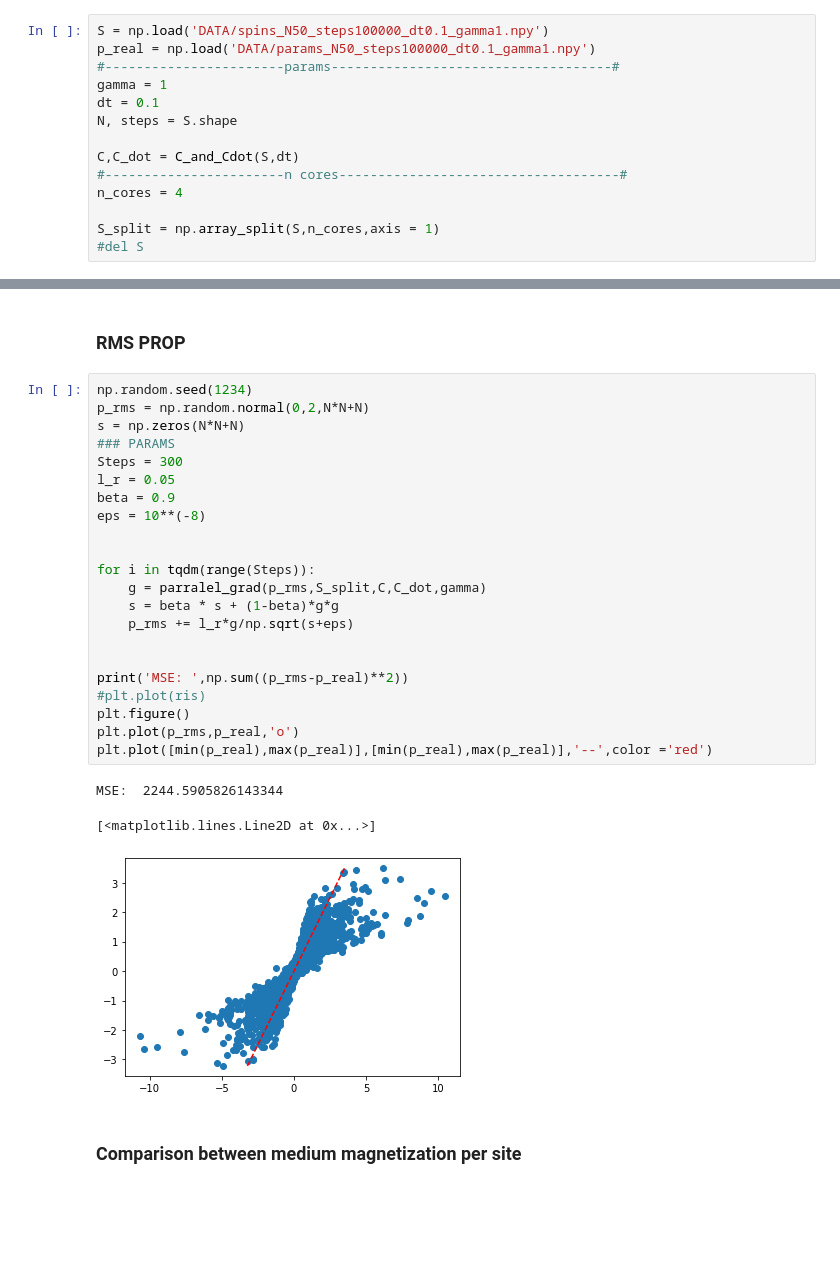
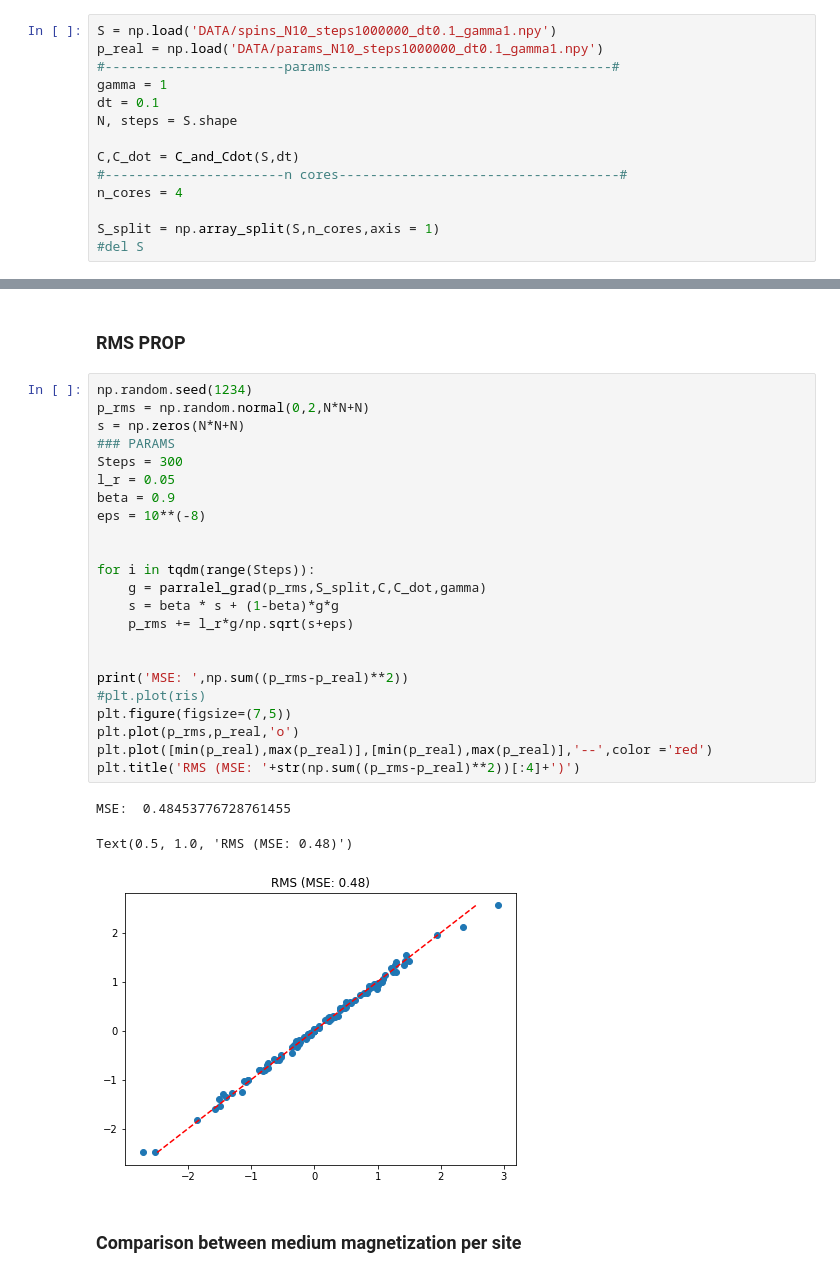
Before and after one commit to micheleavella/brain_project, a Jupyter notebook: parallel_inference.ipynb, the cells around one changed output, grey strips where cells are left out. Saved outputs shown, nothing was run; the diff lists cells and outputs as text; blank space fills up the shorter version.

```diff
--- a/parallel_inference.ipynb
+++ b/parallel_inference.ipynb
@@ -65,6 +69,6 @@ spins_N100_steps200000_dt0.1_gamma1.npy
 # %%
-S = np.load('DATA/spins_N50_steps100000_dt0.1_gamma1.npy')
-p_real = np.load('DATA/params_N50_steps100000_dt0.1_gamma1.npy')
+S = np.load('DATA/spins_N10_steps1000000_dt0.1_gamma1.npy')
+p_real = np.load('DATA/params_N10_steps1000000_dt0.1_gamma1.npy')
 #-----------------------params------------------------------------#
 gamma = 1
 dt = 0.1
@@ -115,29 +117,30 @@ MSE:  1072.5174037853667
 # %%
 np.random.seed(1234)
 p_rms = np.random.normal(0,2,N*N+N)
 s = np.zeros(N*N+N)
 ### PARAMS
 Steps = 300
 l_r = 0.05
 beta = 0.9
 eps = 10**(-8)
 
 
 for i in tqdm(range(Steps)):
     g = parralel_grad(p_rms,S_split,C,C_dot,gamma)
     s = beta * s + (1-beta)*g*g
     p_rms += l_r*g/np.sqrt(s+eps)
 
 
 print('MSE: ',np.sum((p_rms-p_real)**2))
 #plt.plot(ris)
-plt.figure()
+plt.figure(figsize=(7,5))
 plt.plot(p_rms,p_real,'o')
 plt.plot([min(p_real),max(p_real)],[min(p_real),max(p_real)],'--',color ='red')
+plt.title('RMS (MSE: '+str(np.sum((p_rms-p_real)**2))[:4]+')')
 # %% [output]
-MSE:  2244.5905826143344
+MSE:  0.48453776728761455
-[<matplotlib.lines.Line2D at 0x...>]
+Text(0.5, 1.0, 'RMS (MSE: 0.48)')
-[figure, old version]
+[figure, new version]
 # %% [markdown]
 ### Comparison between medium magnetization per site
 # %%
```
Also changed, not shown: parts of 5 cells of this notebook, 1 other file.
